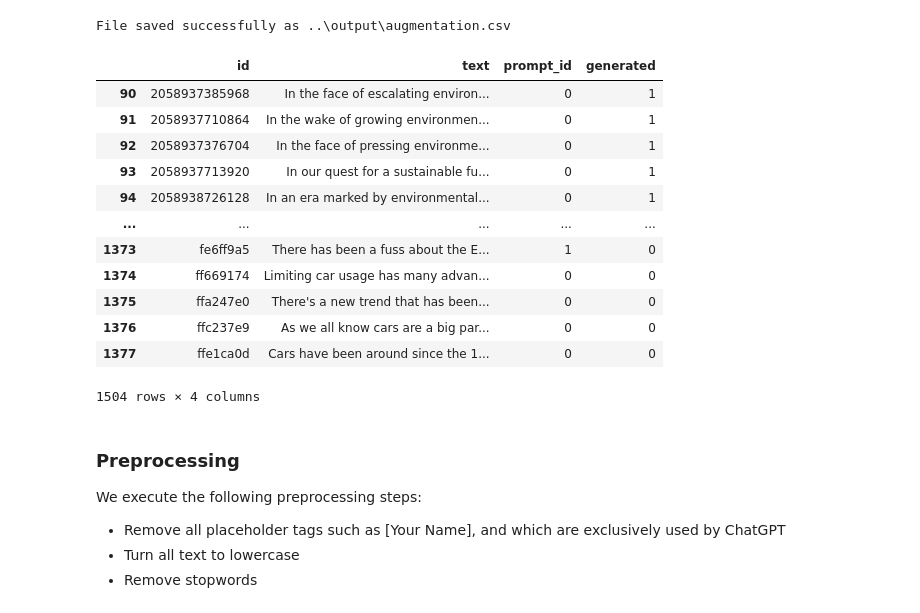
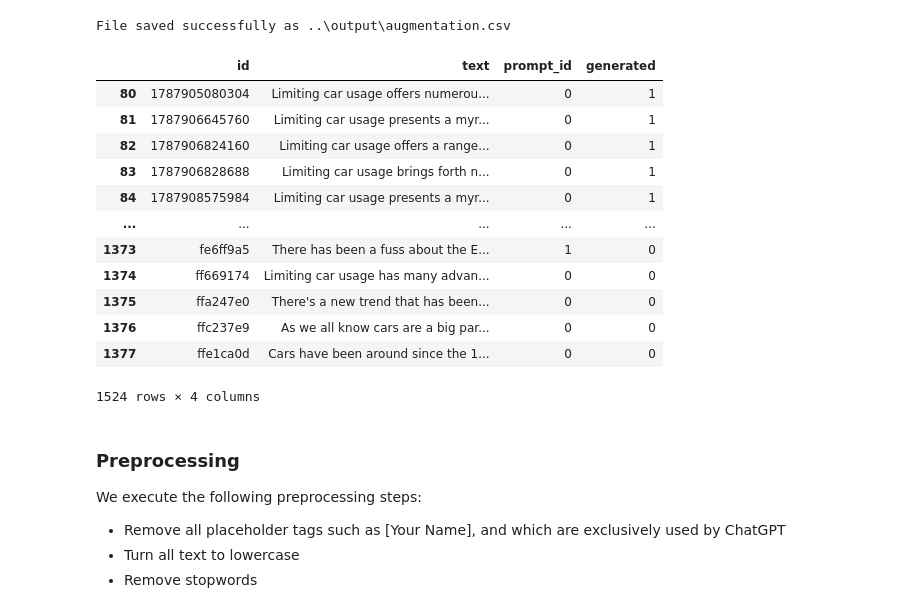
Before and after one commit to dimits-ts/practical_data_science, a Jupyter notebook: llm_detection/notebooks/llm_detection.ipynb, the cells around one changed output. Cells and saved outputs as stored; diff of their text form; code cells hidden in the pictures.

```diff
--- a/llm_detection/notebooks/llm_detection.ipynb
+++ b/llm_detection/notebooks/llm_detection.ipynb
@@ -152,22 +152,22 @@ csv_output(augmentation_df, "augmentation.csv")
 File saved successfully as ..\output\augmentation.csv
 # %%
 # discard most low-quality datapoints
-df = pd.concat([envir_df[90:], elect_df[90:], train_df])
+df = pd.concat([envir_df[80:], elect_df[80:], train_df])
 df
 # %% [output]
 |  | id | text | prompt_id | generated |
-| 90 | 2058937385968 | In the face of escalating environ... | 0 | 1 |
-| 91 | 2058937710864 | In the wake of growing environmen... | 0 | 1 |
-| 92 | 2058937376704 | In the face of pressing environme... | 0 | 1 |
-| 93 | 2058937713920 | In our quest for a sustainable fu... | 0 | 1 |
-| 94 | 2058938726128 | In an era marked by environmental... | 0 | 1 |
+| 80 | 1787905080304 | Limiting car usage offers numerou... | 0 | 1 |
+| 81 | 1787906645760 | Limiting car usage presents a myr... | 0 | 1 |
+| 82 | 1787906824160 | Limiting car usage offers a range... | 0 | 1 |
+| 83 | 1787906828688 | Limiting car usage brings forth n... | 0 | 1 |
+| 84 | 1787908575984 | Limiting car usage presents a myr... | 0 | 1 |
 | ... | ... | ... | ... | ... |
 | 1373 | fe6ff9a5 | There has been a fuss about the E... | 1 | 0 |
 | 1374 | ff669174 | Limiting car usage has many advan... | 0 | 0 |
 | 1375 | ffa247e0 | There's a new trend that has been... | 0 | 0 |
 | 1376 | ffc237e9 | As we all know cars are a big par... | 0 | 0 |
 | 1377 | ffe1ca0d | Cars have been around since the 1... | 0 | 0 |
-1504 rows × 4 columns
+1524 rows × 4 columns
 # %% [markdown]
 ### Preprocessing
 
```
Also changed, not shown: parts of 33 cells of this notebook, 4 other files.
